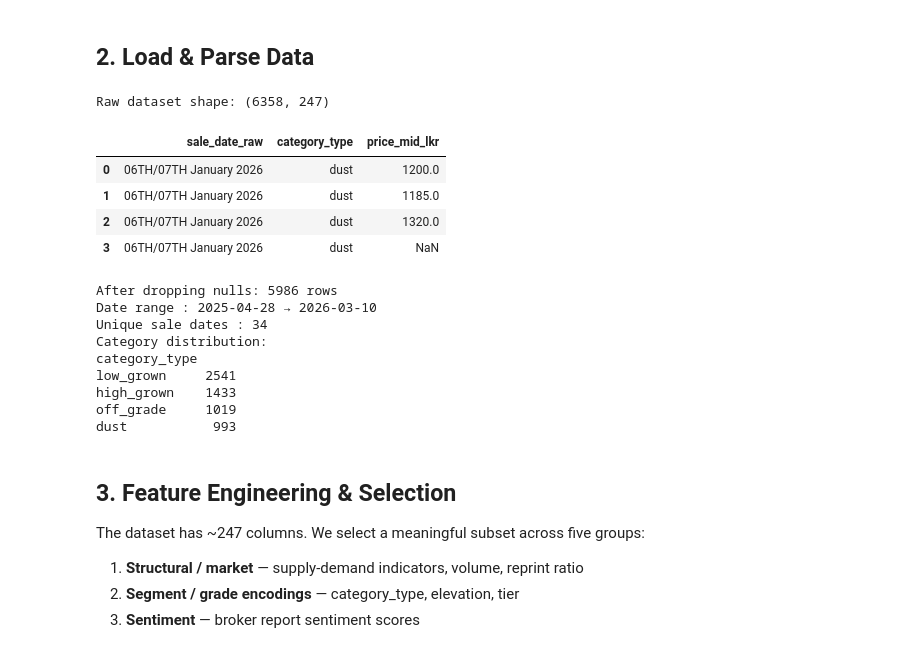
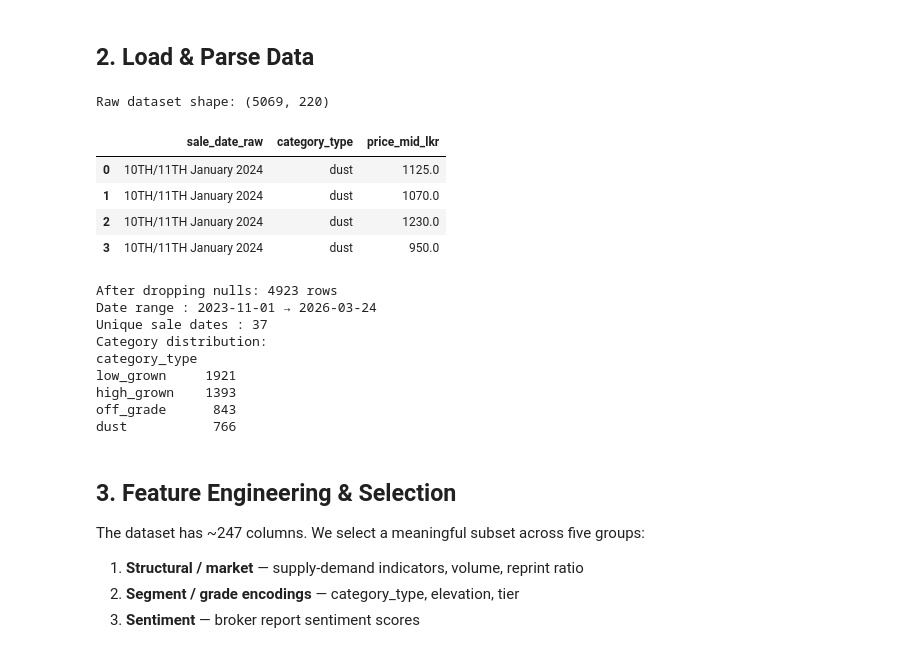
Before and after one commit to hesandism/data-analysis-for-tea-industry, a Jupyter notebook: notebooks/12_unified_baseline_model.ipynb, the cells around one changed output. Drawn from its saved outputs; the diff is of its cells as text; code cells hidden in the pictures.

```diff
--- a/notebooks/12_unified_baseline_model.ipynb
+++ b/notebooks/12_unified_baseline_model.ipynb
@@ -52,16 +52,16 @@ All libraries loaded successfully.
 # %% [markdown]
 ## 2. Load & Parse Data
 # %%
-df_raw = pd.read_csv('../data/processed/tea_preprocessed_v2.csv', low_memory=False)
+df_raw = pd.read_csv('../data/processed/tea_preprocessed_v3.csv', low_memory=False)
 print(f'Raw dataset shape: {df_raw.shape}')
 df_raw[['sale_date_raw', 'category_type', 'price_mid_lkr']].head(4)
 # %% [output]
-Raw dataset shape: (6358, 247)
+Raw dataset shape: (5069, 220)
 |  | sale_date_raw | category_type | price_mid_lkr |
-| 0 | 06TH/07TH January 2026 | dust | 1200.0 |
-| 1 | 06TH/07TH January 2026 | dust | 1185.0 |
-| 2 | 06TH/07TH January 2026 | dust | 1320.0 |
-| 3 | 06TH/07TH January 2026 | dust | NaN |
+| 0 | 10TH/11TH January 2024 | dust | 1125.0 |
+| 1 | 10TH/11TH January 2024 | dust | 1070.0 |
+| 2 | 10TH/11TH January 2024 | dust | 1230.0 |
+| 3 | 10TH/11TH January 2024 | dust | 950.0 |
 # %%
 # -------------------------------------------------------------------
 # Parse sale date from the raw string, e.g. '06TH/07TH January 2026'
@@ -93,15 +93,15 @@ print(f'Unique sale dates : {df["sale_date"].nunique()}')
 print(f'Category distribution:')
 print(df['category_type'].value_counts().to_string())
 # %% [output]
-After dropping nulls: 5986 rows
-Date range : 2025-04-28 → 2026-03-10
-Unique sale dates : 34
+After dropping nulls: 4923 rows
+Date range : 2023-11-01 → 2026-03-24
+Unique sale dates : 37
 Category distribution:
 category_type
-low_grown     2541
-high_grown    1433
-off_grade     1019
-dust           993
+low_grown     1921
+high_grown    1393
+off_grade      843
+dust           766
 # %% [markdown]
 ## 3. Feature Engineering & Selection
 
```
Also changed, not shown: parts of 16 cells of this notebook, 4 other files.
